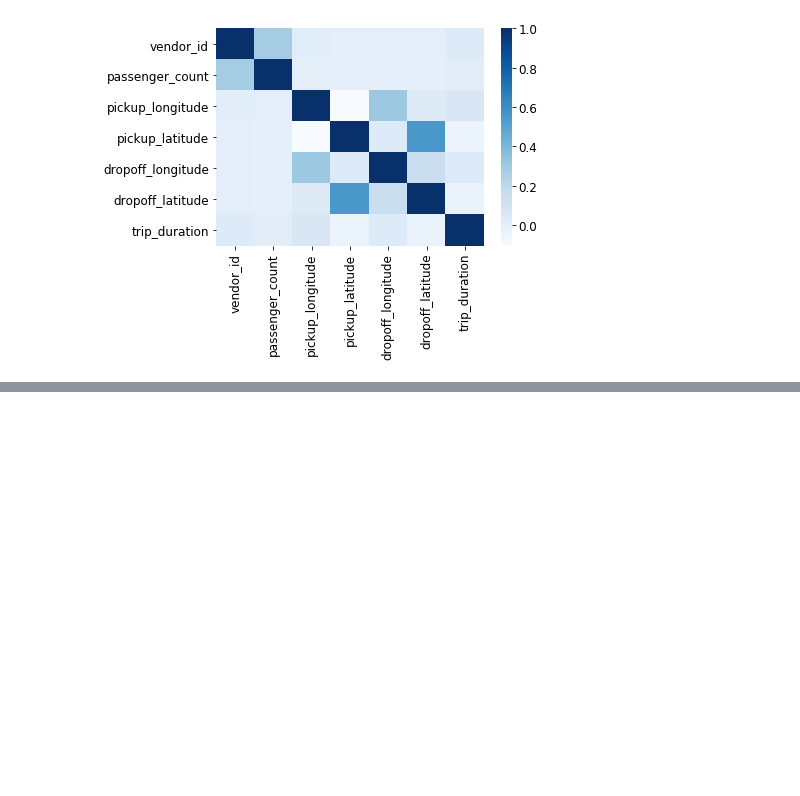
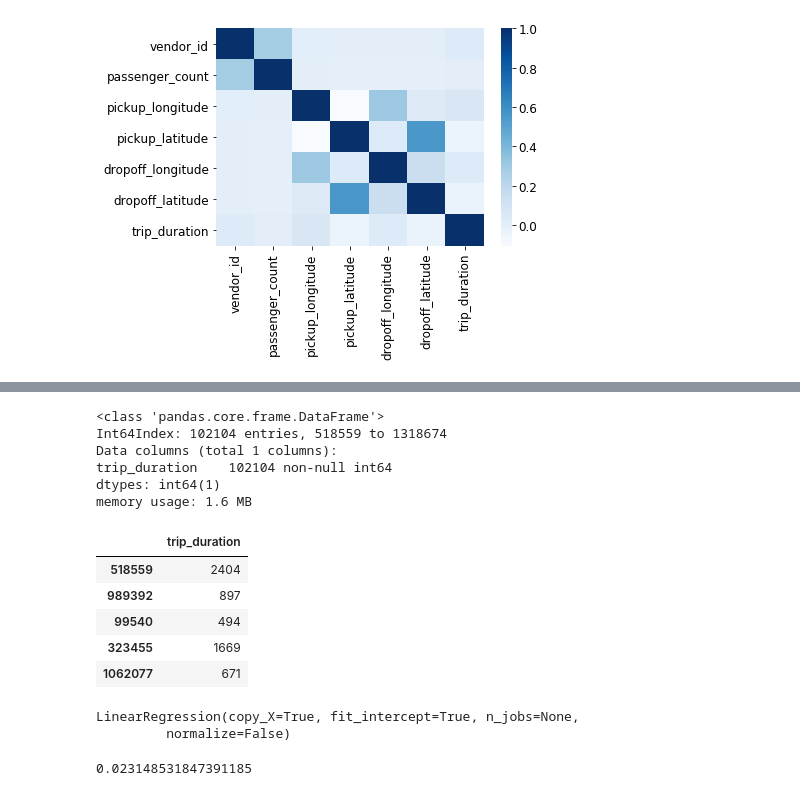
Before and after one commit to 181221/dat158ml-oblig2, a Jupyter notebook: taxi-trip.ipynb, the cells around one changed output, grey strips where cells are left out. Cells and saved outputs as stored; diff of their text form; code cells hidden in the pictures; blank space fills up the shorter version.

```diff
--- a/taxi-trip.ipynb
+++ b/taxi-trip.ipynb
@@ -239,0 +268,27 @@ X_train_copy.head()
+# %%
+y_train.info()
+y_train.head()
+# %% [output]
+<class 'pandas.core.frame.DataFrame'>
+Int64Index: 102104 entries, 518559 to 1318674
+Data columns (total 1 columns):
+trip_duration    102104 non-null int64
+dtypes: int64(1)
+memory usage: 1.6 MB
+|  | trip_duration |
+| 518559 | 2404 |
+| 989392 | 897 |
+| 99540 | 494 |
+| 323455 | 1669 |
+| 1062077 | 671 |
+# %%
+from sklearn.linear_model import LinearRegression
+lin_reg = LinearRegression()
+lin_reg.fit(X_train_copy.values, y_train.values)
+# %% [output]
+LinearRegression(copy_X=True, fit_intercept=True, n_jobs=None,
+         normalize=False)
+# %%
+lin_reg.score(X_train_copy, y_train.values)
+# %% [output]
+0.023148531847391185
```
Also changed, not shown: parts of 18 cells of this notebook, 1 other file.
